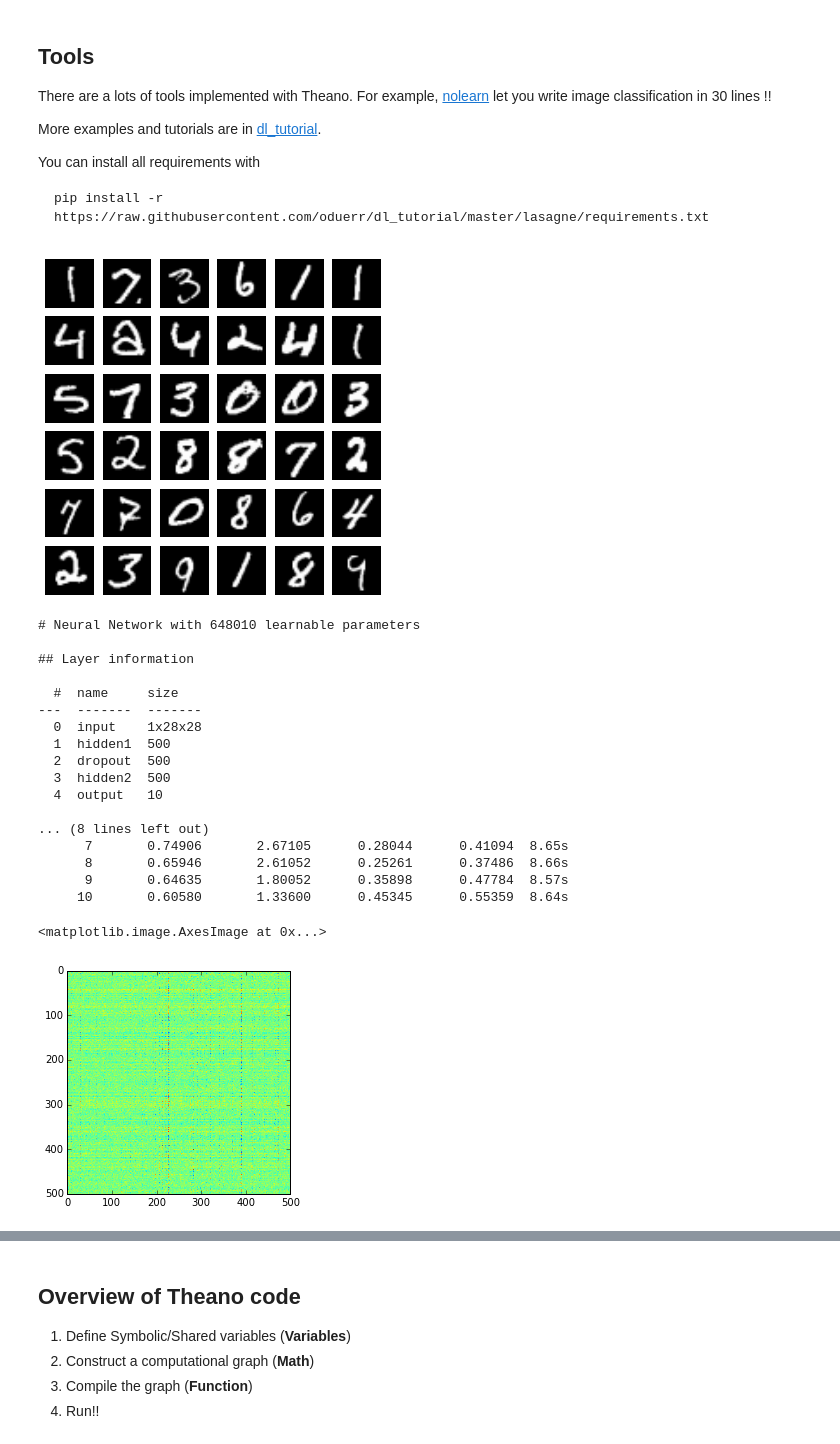
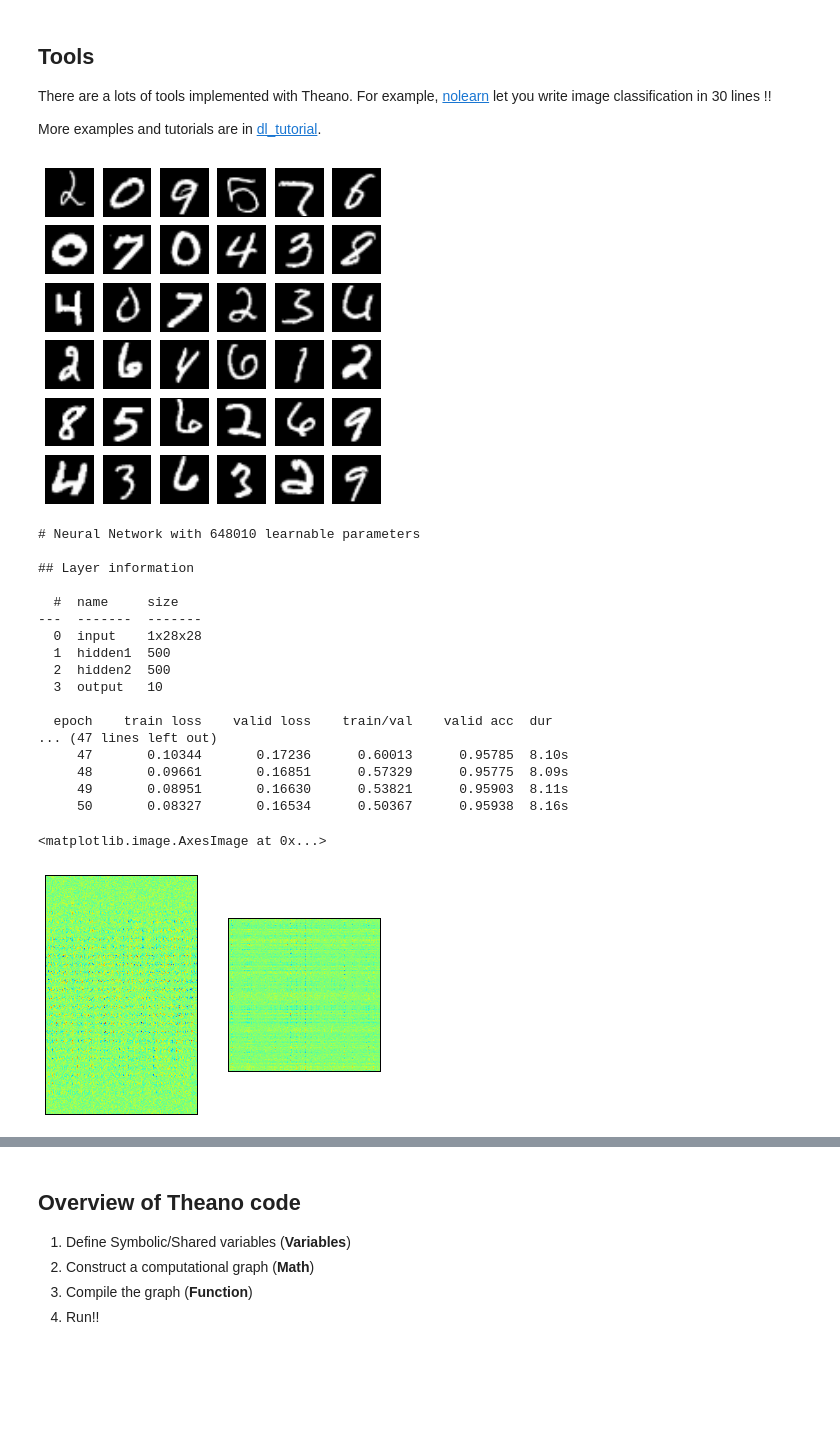
Before and after one commit to k-kawakami/Theano_Tutorial, a Jupyter notebook: Theano_Tutorial.ipynb, the cells around one changed output, grey strips where cells are left out. Cells and saved outputs as stored; diff of their text form; code cells hidden in the pictures; blank space fills up the shorter version.

````diff
--- a/Theano_Tutorial.ipynb
+++ b/Theano_Tutorial.ipynb
@@ -56,21 +78,27 @@ There are a lots of tools implemented with Theano.
 For example, [nolearn](https://github.com/dnouri/nolearn.git) let you write image classification in 30 lines !!
 
 More examples and tutorials are in [dl_tutorial](https://github.com/oduerr/dl_tutorial/tree/master/lasagne).
-
-You can install all requirements with
-```bash
-pip install -r https://raw.githubusercontent.com/oduerr/dl_tutorial/master/lasagne/requirements.txt
-```
 # %%
 %matplotlib inline
 import matplotlib.pyplot as plt
+from collections import OrderedDict
 
 import numpy
+import theano
+import theano.tensor as T
 
 from sklearn.datasets import fetch_mldata
+from sklearn.utils import shuffle
+from sklearn.cross_validation import train_test_split
+from sklearn.metrics import f1_score
+
+#Random Seed
+rng = numpy.random.RandomState(1234)
+
 mnist = fetch_mldata('MNIST original')
-mnist_x, mnist_y = mnist.data.astype("float32"), mnist.target.astype("int32") # X is a (n_sample, n_feature=784) matrix
-X = mnist_x.reshape(-1, 1, 28, 28) / 255.0 # Reshape sample to 2D image to feed in nolearn.
+
+# mnist_x is a (n_sample, n_feature=784) matrix
+mnist_x, mnist_y = mnist.data.astype("float32")/255.0, mnist.target.astype("int32")
 # %%
 ## Show Randomly picked Examples
 def plot_sample(x, axis):
@@ -80,9 +108,9 @@ def plot_sample(x, axis):
 fig = plt.figure(figsize=(6, 6))
 for i in range(36):
     ax = fig.add_subplot(6, 6, i + 1, xticks=[], yticks=[])
-    plot_sample(X[numpy.random.randint(0,60000)], ax)
+    plot_sample(mnist_x[numpy.random.randint(0,60000)], ax)
 # %% [output]
-[figure, old version]
+[figure, new version]
 # %%
 from lasagne import layers
 from lasagne import nonlinearities
@@ -95,7 +123,7 @@ network = NeuralNet(
         #('conv', layers.Conv2DLayer),
         #('pool', layers.MaxPool2DLayer),
         ('hidden1', layers.DenseLayer),
-        ('dropout', layers.DropoutLayer),
+        #('dropout', layers.DropoutLayer),
         ('hidden2', layers.DenseLayer),
         ('output', layers.DenseLayer),
         ],
@@ -107,46 +135,52 @@ network = NeuralNet(
     #dropout_p = 0.5,
     hidden2_num_units=500,
     output_num_units=10,
     output_nonlinearity=nonlinearities.softmax,
 
     # learning rate parameters
     update_learning_rate=0.01,
     update_momentum=0.9,
     regression=False,
-    max_epochs=10,
+    max_epochs=50,
     verbose=1,
 
     # Training test-set split
     eval_size = 0.2
 )
 
 #Learn Parameters
-net = network.fit(X, mnist_y)
+X = mnist_x.reshape(-1, 1, 28, 28) # Reshape sample to 2D image to feed in nolearn.
+y = mnist_y
+net = network.fit(X, y)
 
 #Visualize weights
 weights = network.get_all_params()
-hidden1_weight = weights[2].get_value()
-plt.imshow(hidden1_weight)
+hidden1_weight = weights[0].get_value()
+hidden2_weight = weights[2].get_value()
+#plt.imshow(hidden1_weight)
+fig = plt.figure(figsize=(6, 6))
+fig.add_subplot(121, xticks=[], yticks=[]).imshow(hidden1_weight)
+fig.add_subplot(122, xticks=[], yticks=[]).imshow(hidden2_weight)
 # %% [output]
 # Neural Network with 648010 learnable parameters
 
 ## Layer information
 
   #  name     size
 ---  -------  -------
   0  input    1x28x28
   1  hidden1  500
-  2  dropout  500
-  3  hidden2  500
-  4  output   10
+  2  hidden2  500
+  3  output   10
 
-... (8 lines left out)
-      7       0.74906       2.67105      0.28044      0.41094  8.65s
-      8       0.65946       2.61052      0.25261      0.37486  8.66s
-      9       0.64635       1.80052      0.35898      0.47784  8.57s
-     10       0.60580       1.33600      0.45345      0.55359  8.64s
+  epoch    train loss    valid loss    train/val    valid acc  dur
+... (47 lines left out)
+     47       0.10344       0.17236      0.60013      0.95785  8.10s
+     48       0.09661       0.16851      0.57329      0.95775  8.09s
+     49       0.08951       0.16630      0.53821      0.95903  8.11s
+     50       0.08327       0.16534      0.50367      0.95938  8.16s
 <matplotlib.image.AxesImage at 0x...>
-[figure, old version]
+[figure, new version]
 # %% [markdown]
 Cool!! however your research is not just simple classification/regression. You will need to implement your algorithm by yourself.
 
````
Also changed, not shown: parts of 31 cells of this notebook, 2 other files.
